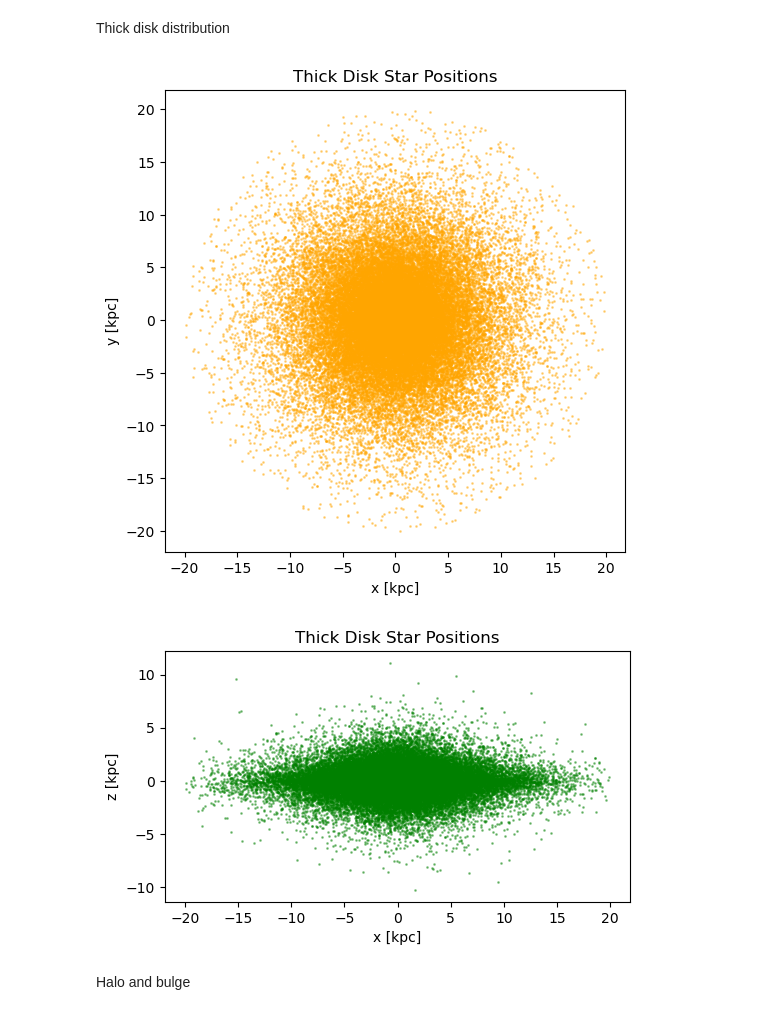
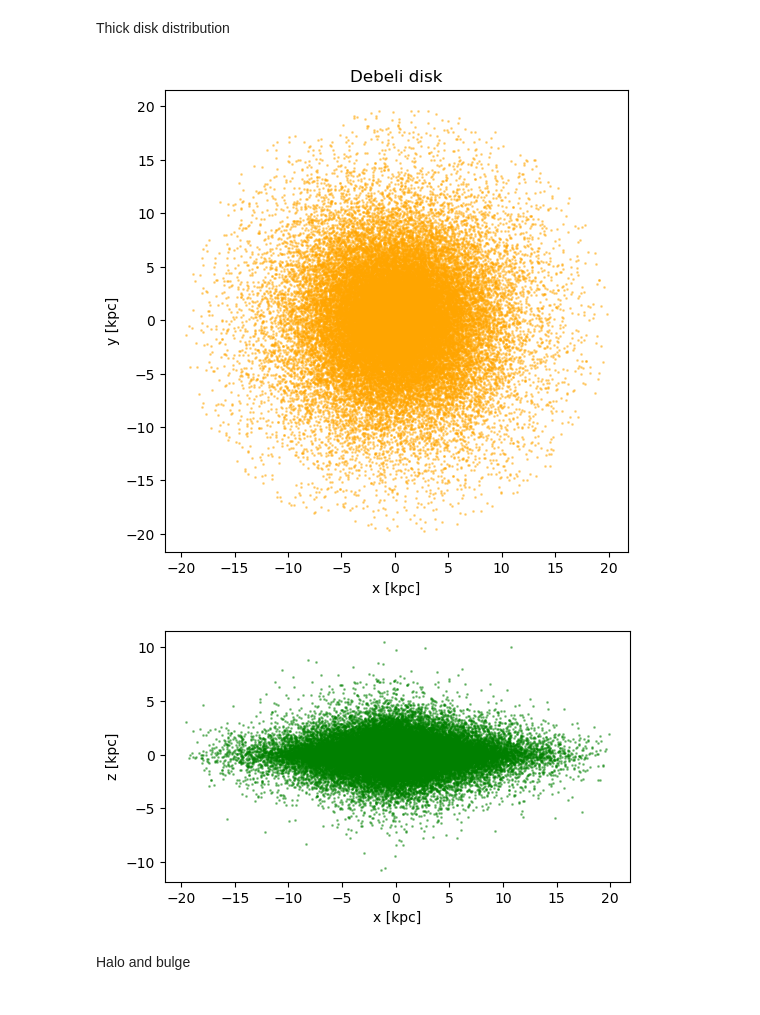
Before and after one commit to Gue5Who/Faks, a Jupyter notebook: ZDZ/dn1/galaksija_stats.ipynb, the cells around one changed output. Cells and saved outputs as stored; diff of their text form; code cells hidden in the pictures.

```diff
--- a/ZDZ/dn1/galaksija_stats.ipynb
+++ b/ZDZ/dn1/galaksija_stats.ipynb
@@ -114,37 +114,37 @@ R, phi, z = sample_exponential_disk(N, lR_thick, lz_thick, Rmax=Rmax*u.kpc)
 # Compute circular velocities at each R
 vc = np.array([vcirc(MWPotential2014, (Ri/ro).value) for Ri in R]) * vo
 
 # Sample velocity components
 #    Gaussian scatter around mean circular motion
 vR = np.random.normal(0, sigma_thick.value, len(R)) * u.km/u.s
 vT = np.random.normal(vc.value, sigma_thick.value, len(R)) * u.km/u.s
 vz = np.random.normal(0, sigma_thick.value, len(R)) * u.km/u.s
 
 # Convert to Cartesian coordinates
 x = R * np.cos(phi)
 y = R * np.sin(phi)
 
 
 # Quick visualization
 plt.figure(figsize=(6,6))
 plt.scatter(x.value, y.value, s=1, alpha=0.4, color='orange')
 plt.xlabel("x [kpc]")
 plt.ylabel("y [kpc]")
 plt.gca().set_aspect('equal', 'box')
-plt.title("Thick Disk Star Positions")
+plt.title("Debeli disk")
 plt.show()
 
 # Vertical distribution check
 plt.figure(figsize= (6,6))
 plt.scatter(x.value, z.value, s=1, alpha=0.4, color='green')
 plt.xlabel("x [kpc]")
 plt.ylabel("z [kpc]")
 plt.gca().set_aspect('equal', 'box')
-plt.title("Thick Disk Star Positions")
+#plt.title("Debeli disk Star Positions")
 plt.show()
 # %% [output]
-[figure, old version]
+[figure, new version]
-[figure, old version]
+[figure, new version]
 # %% [markdown]
 Halo and bulge
 # %%
```
Also changed, not shown: parts of 7 cells of this notebook, 50 other files.
